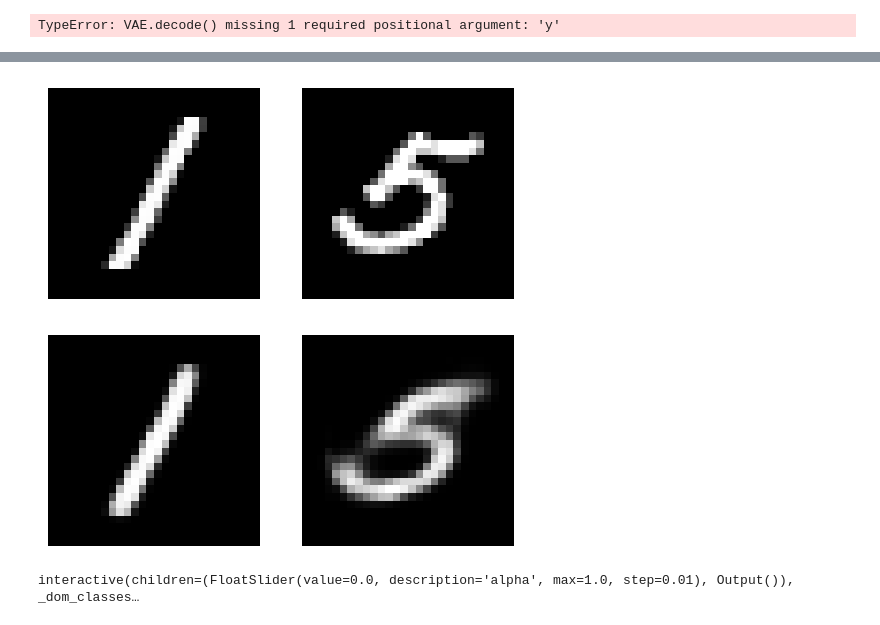
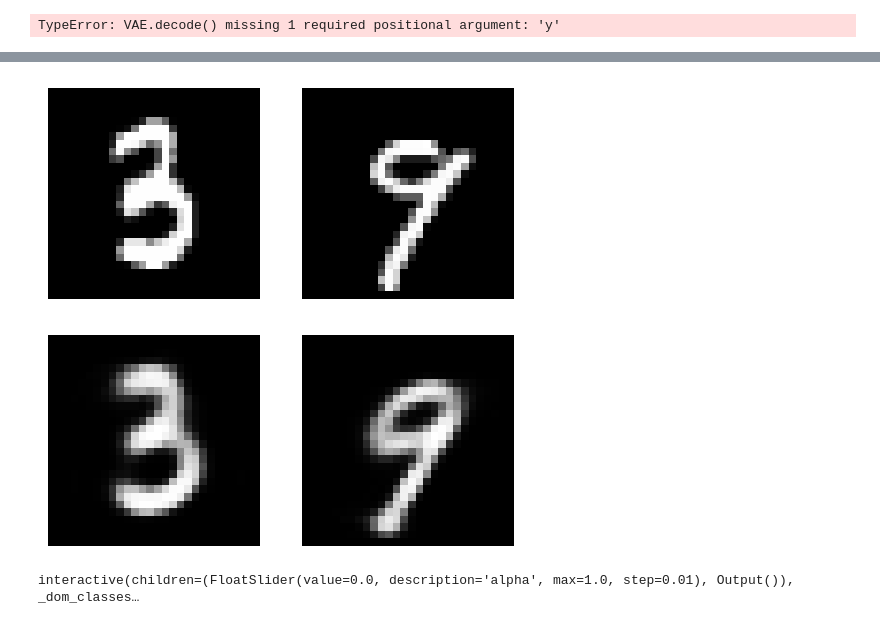
Before and after one commit to fstp/setup_notebook_server, a Jupyter notebook: notebooks/variational_auto_encoder.ipynb, the cells around one changed output, grey strips where cells are left out. Drawn from its saved outputs; the diff is of its cells as text; code cells hidden in the pictures.

```diff
--- a/notebooks/variational_auto_encoder.ipynb
+++ b/notebooks/variational_auto_encoder.ipynb
@@ -272,8 +272,11 @@ def find_digit(num, data_loader):
                 idx = matches[0].item()
                 return imgs[idx]
 # %%
-img_source = find_digit(1, train_loader)
-img_target = find_digit(5, train_loader)
+source_digit = 3
+target_digit = 9
+
+img_source = find_digit(source_digit, train_loader)
+img_target = find_digit(target_digit, train_loader)
 
 fig, axes = plt.subplots(1, 2, figsize=(6, 6))
 axes[0].imshow(img_source.view(28, 28), cmap='gray')
@@ -282,34 +285,38 @@ axes[1].imshow(img_target.view(28, 28), cmap='gray')
 axes[1].axis('off')
 plt.show()
 # %% [output]
-[figure, old version]
+[figure, new version]
 # %%
-def digit_to_latent_space(img):
+def digit_to_latent_space(img, digit):
     with torch.no_grad():
         model.eval()
-        mean, logvar = model.encode(img.view(1, 784).to(device))
+        x = img.view(1, 784).to(device)
+        y = F.one_hot(torch.tensor([digit]), 10).float().to(device)
+        mean, logvar = model.encode(x, y)
         z = model.reparameterize(mean, logvar)
         return z
 # %%
-def latent_space_to_digit(z):
+def latent_space_to_digit(z, digit):
     with torch.no_grad():
-        sample = model.decode(z)
+        model.eval()
+        y = F.one_hot(torch.tensor([digit]), 10).float().to(device)
+        sample = model.decode(z, y)
         sample = torch.sigmoid(sample) # Convert logits to probabilities
         return sample.cpu().detach()
 # %%
-z_source = digit_to_latent_space(img_source)
-z_target = digit_to_latent_space(img_target)
+z_source = digit_to_latent_space(img_source, source_digit)
+z_target = digit_to_latent_space(img_target, target_digit)
 
-sampled_source = latent_space_to_digit(z_source)
-sampled_target = latent_space_to_digit(z_target)
+sampled_source = latent_space_to_digit(z_source, source_digit)
+sampled_target = latent_space_to_digit(z_target, target_digit)
 
 fig, axes = plt.subplots(1, 2, figsize=(6, 6))
 axes[0].imshow(sampled_source.view(28, 28), cmap='gray')
 axes[0].axis('off')
 axes[1].imshow(sampled_target.view(28, 28), cmap='gray')
 axes[1].axis('off')
 plt.show()
 # %% [output]
-[figure, old version]
+[figure, new version]
 # %%
 from ipywidgets import interact, FloatSlider
```
Also changed, not shown: parts of 7 cells of this notebook, 1 other file.
